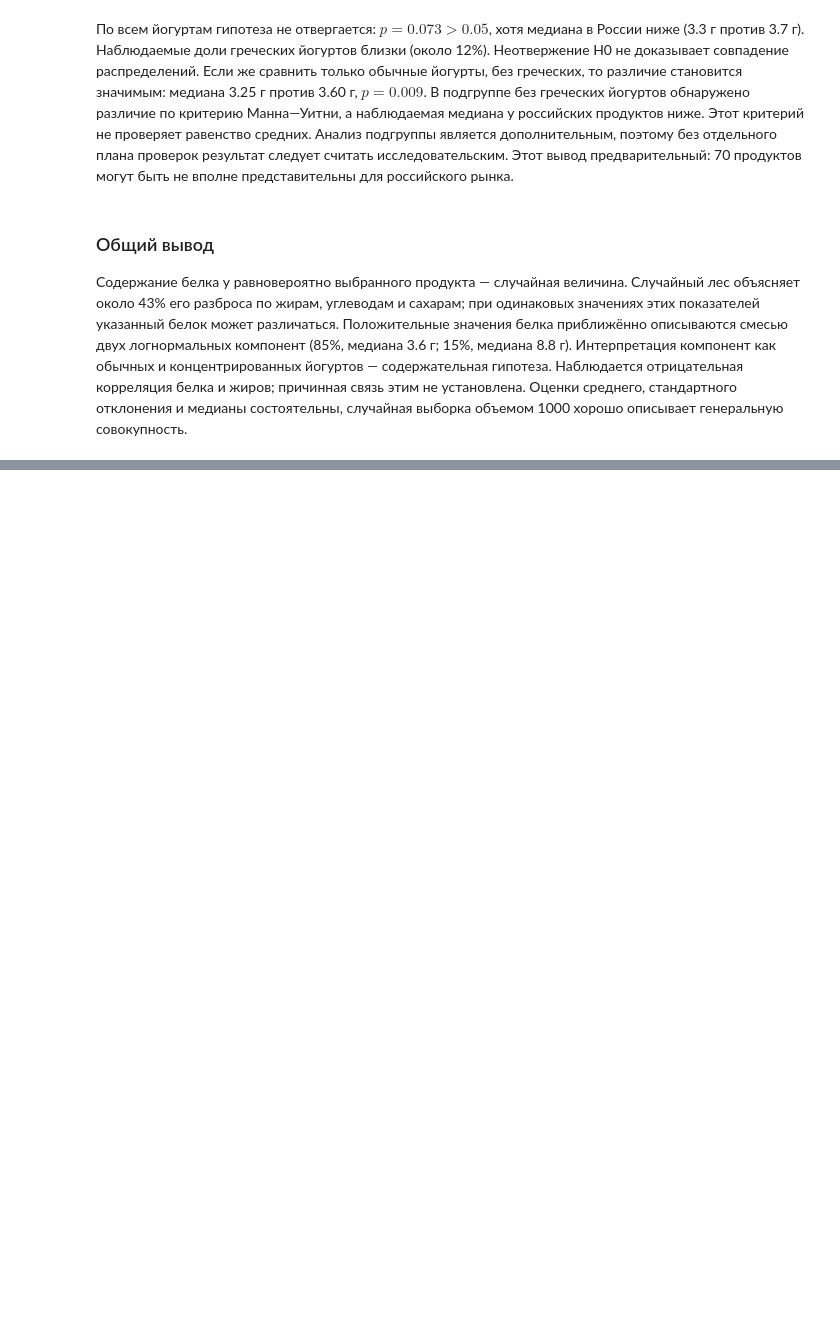
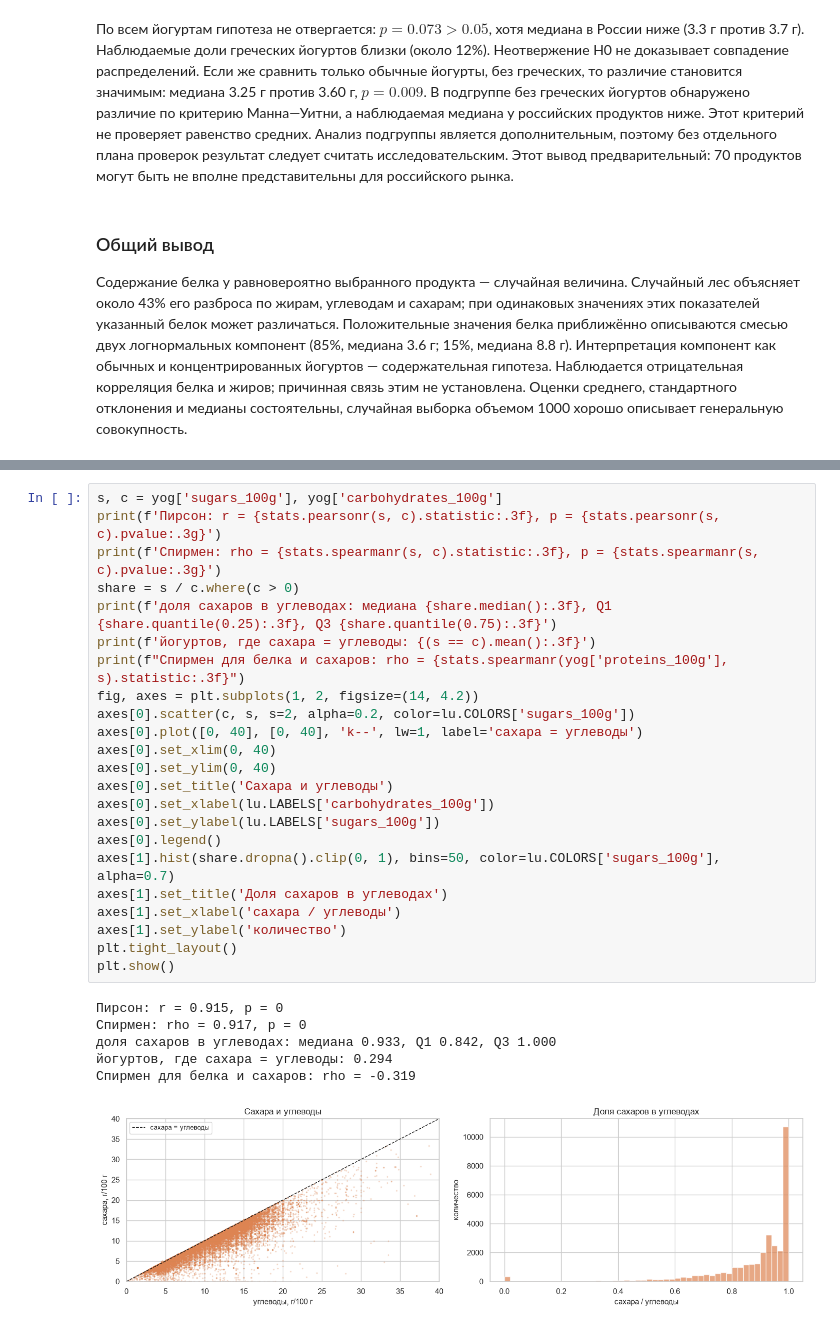
Before and after one commit to zenaseraga-star/stat_lab1, a Jupyter notebook: Lab01.ipynb, the cells around one changed output, grey strips where cells are left out. Saved outputs shown, nothing was run; the diff lists cells and outputs as text; blank space fills up the shorter version.

Commit message:
Добавили два блока про сахар, а также чуть чуть навели красоты

```diff
--- a/Lab01.ipynb
+++ b/Lab01.ipynb
@@ -348,0 +401,30 @@ plt.show()
+# %%
+s, c = yog['sugars_100g'], yog['carbohydrates_100g']
+print(f'Пирсон: r = {stats.pearsonr(s, c).statistic:.3f}, p = {stats.pearsonr(s, c).pvalue:.3g}')
+print(f'Спирмен: rho = {stats.spearmanr(s, c).statistic:.3f}, p = {stats.spearmanr(s, c).pvalue:.3g}')
+share = s / c.where(c > 0)
+print(f'доля сахаров в углеводах: медиана {share.median():.3f}, Q1 {share.quantile(0.25):.3f}, Q3 {share.quantile(0.75):.3f}')
+print(f'йогуртов, где сахара = углеводы: {(s == c).mean():.3f}')
+print(f"Спирмен для белка и сахаров: rho = {stats.spearmanr(yog['proteins_100g'], s).statistic:.3f}")
+fig, axes = plt.subplots(1, 2, figsize=(14, 4.2))
+axes[0].scatter(c, s, s=2, alpha=0.2, color=lu.COLORS['sugars_100g'])
+axes[0].plot([0, 40], [0, 40], 'k--', lw=1, label='сахара = углеводы')
+axes[0].set_xlim(0, 40)
+axes[0].set_ylim(0, 40)
+axes[0].set_title('Сахара и углеводы')
+axes[0].set_xlabel(lu.LABELS['carbohydrates_100g'])
+axes[0].set_ylabel(lu.LABELS['sugars_100g'])
+axes[0].legend()
+axes[1].hist(share.dropna().clip(0, 1), bins=50, color=lu.COLORS['sugars_100g'], alpha=0.7)
+axes[1].set_title('Доля сахаров в углеводах')
+axes[1].set_xlabel('сахара / углеводы')
+axes[1].set_ylabel('количество')
+plt.tight_layout()
+plt.show()
+# %% [output]
+Пирсон: r = 0.915, p = 0
+Спирмен: rho = 0.917, p = 0
+доля сахаров в углеводах: медиана 0.933, Q1 0.842, Q3 1.000
+йогуртов, где сахара = углеводы: 0.294
+Спирмен для белка и сахаров: rho = -0.319
+[figure, added]
```
Also changed, not shown: parts of 23 cells of this notebook.
